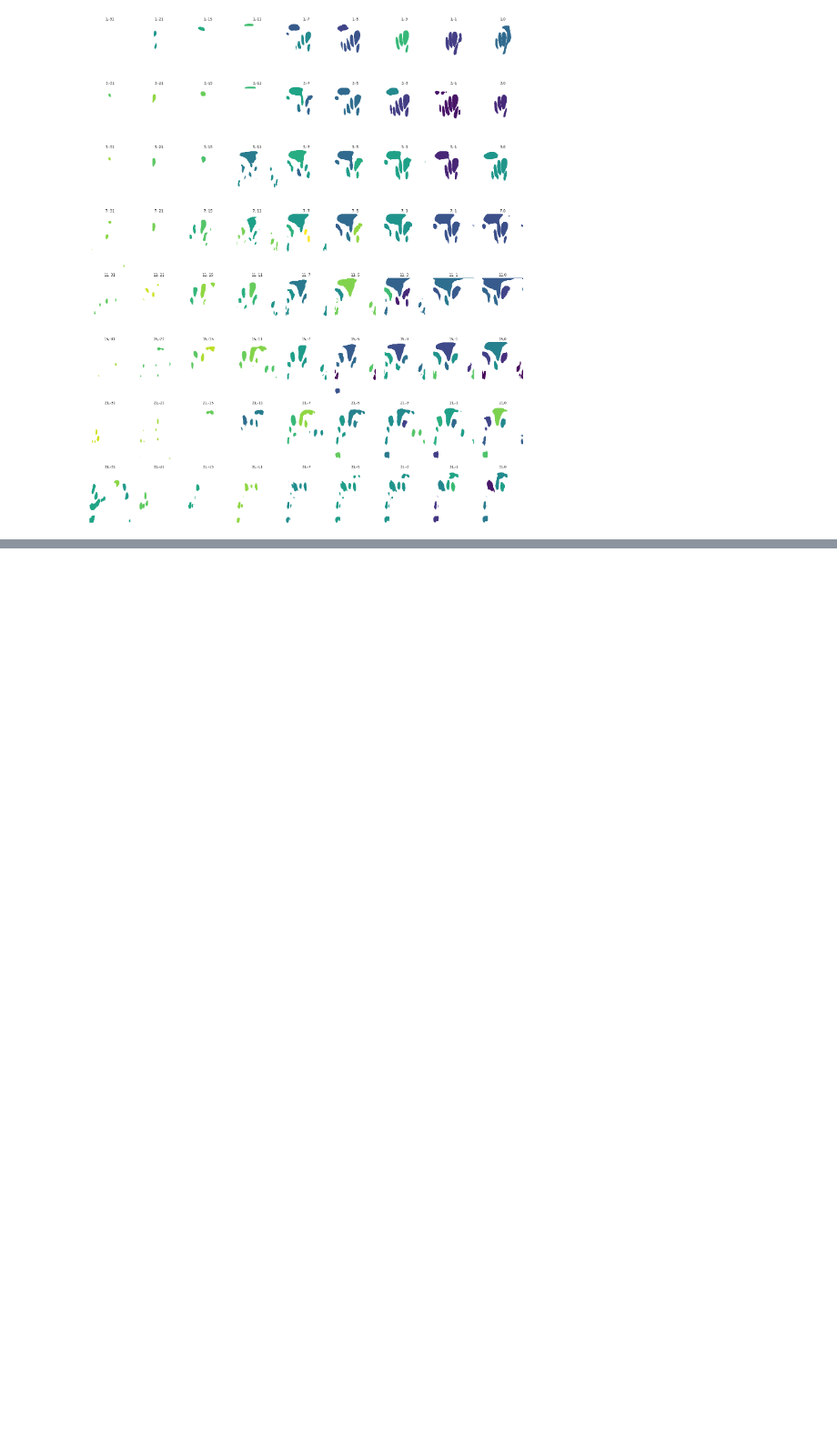
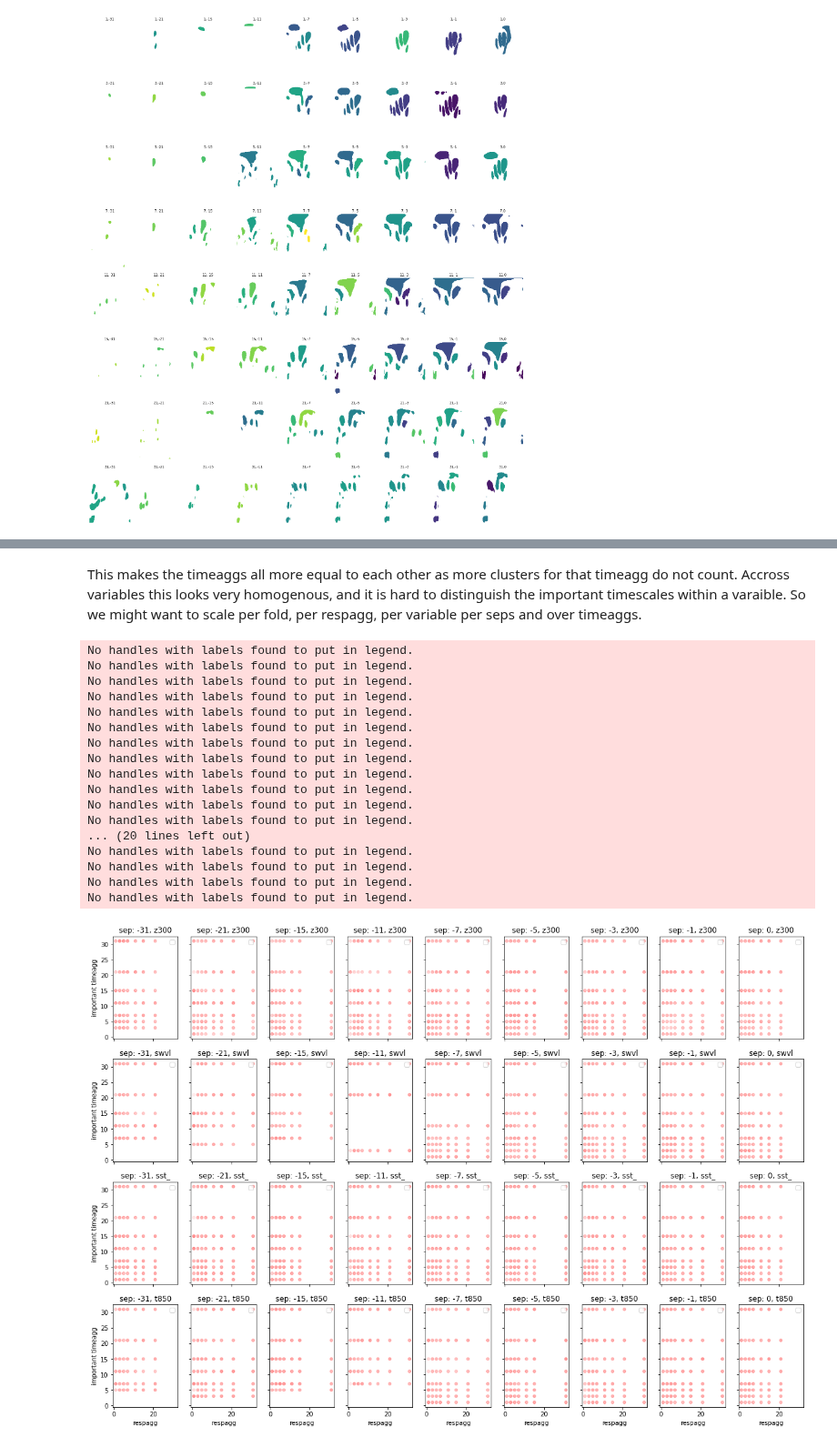
Before and after one commit to chiemvs/Weave, a Jupyter notebook: notebooks/evaluate_all_importances.ipynb, the cells around one changed output, grey strips where cells are left out. Shown at 91% size. Saved outputs shown, nothing was run; the diff lists cells and outputs as text; code cells hidden in the pictures; blank space fills up the shorter version.

```diff
--- a/notebooks/evaluate_all_importances.ipynb
+++ b/notebooks/evaluate_all_importances.ipynb
@@ -256,0 +367,25 @@ plot_importance_per_var(scale_per_fold.loc[('11','z300_nhnorm',slice(None),slice
+# %% [markdown]
+This makes the timeaggs all more equal to each other as more clusters for that timeagg do not count. Accross variables this looks very homogenous, and it is hard to distinguish the important timescales within a varaible. So we might want to scale per fold, per respagg, per variable per seps and over timeaggs.
+# %%
+superscaled = total.groupby(['respagg','fold','separation','variable']).apply(scale_scores_ranks_to_importance, **{'fill_multipass':True}).groupby(total.index.names[1:]).mean()
+# %%
+respagg_timescale_plot(superscaled, variables = ['z300_nhnorm','swvl13_europe','sst_nhplus','t850_nhblock'], groupclustid_func='max', scaler = 0.5)
+# %% [output]
+No handles with labels found to put in legend.
+No handles with labels found to put in legend.
+No handles with labels found to put in legend.
+No handles with labels found to put in legend.
+No handles with labels found to put in legend.
+No handles with labels found to put in legend.
+No handles with labels found to put in legend.
+No handles with labels found to put in legend.
+No handles with labels found to put in legend.
+No handles with labels found to put in legend.
+No handles with labels found to put in legend.
+No handles with labels found to put in legend.
+... (20 lines left out)
+No handles with labels found to put in legend.
+No handles with labels found to put in legend.
+No handles with labels found to put in legend.
+No handles with labels found to put in legend.
+[figure, added]
```
Also changed, not shown: parts of 13 cells of this notebook, 5 other files.
